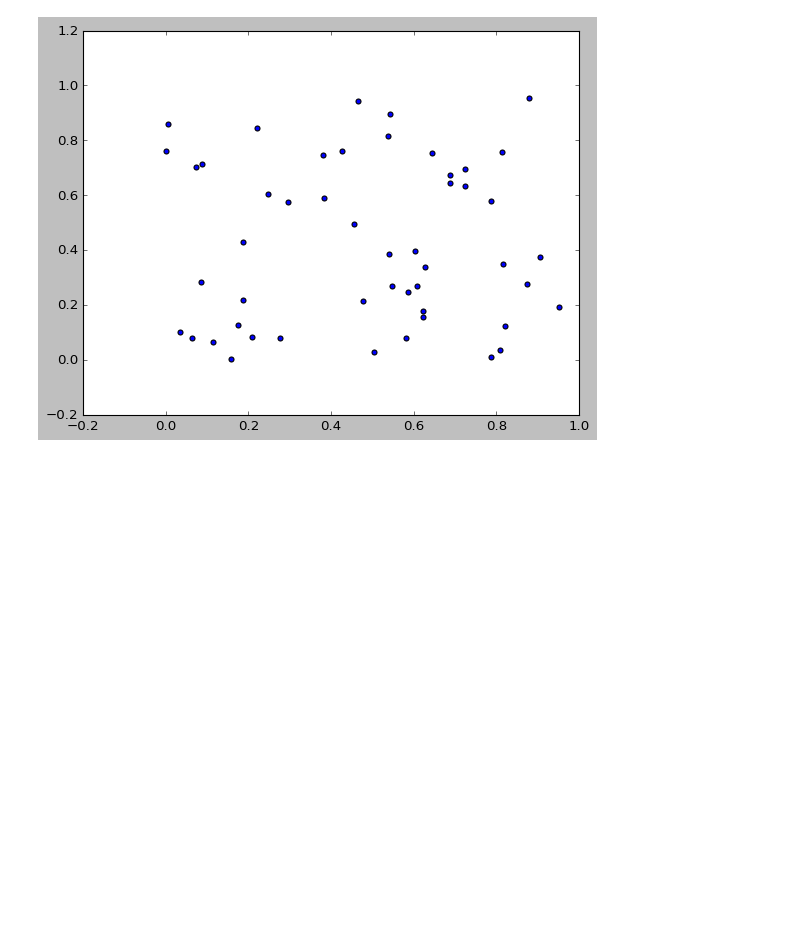
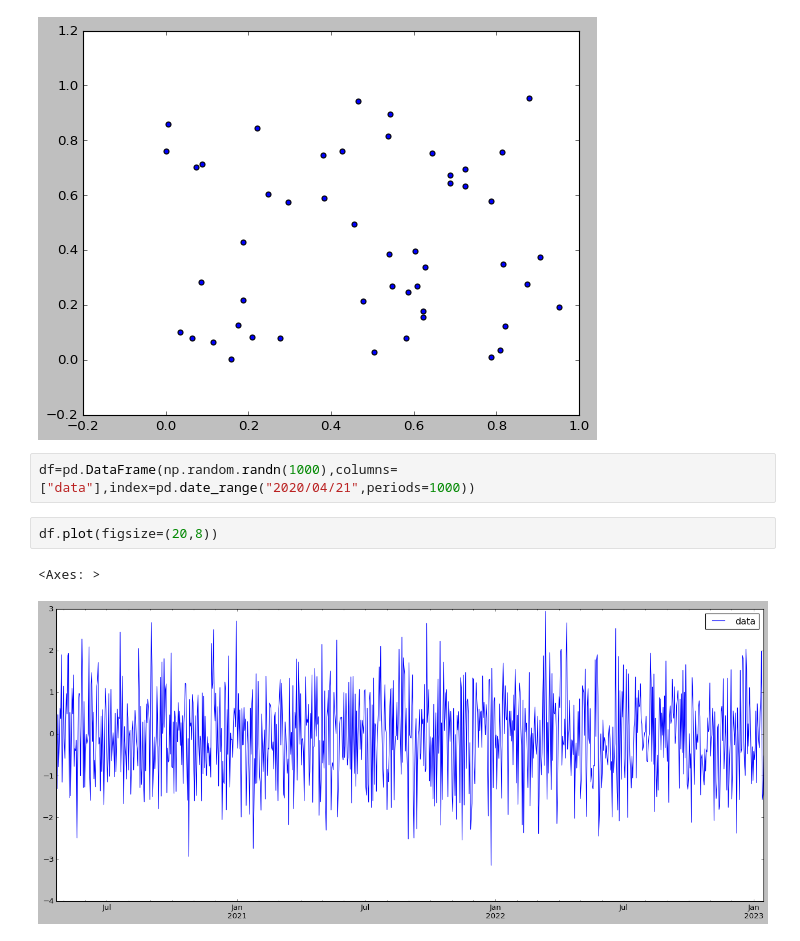
Before and after one commit to omkarpattnaik8080/Matplotlib01, a Jupyter notebook: MatplotlibComplete.ipynb, the cells around one changed output. Saved outputs shown, nothing was run; the diff lists cells and outputs as text; blank space fills up the shorter version.

```diff
--- a/MatplotlibComplete.ipynb
+++ b/MatplotlibComplete.ipynb
@@ -43,3 +44,10 @@ plt.scatter(x,y)
 # %% [output]
 <matplotlib.collections.PathCollection at 0x...>
 [figure]
+# %%
+df=pd.DataFrame(np.random.randn(1000),columns=["data"],index=pd.date_range("2020/04/21",periods=1000))
+# %%
+df.plot(figsize=(20,8))
+# %% [output]
+<Axes: >
+[figure, added]
```
Also changed, not shown: parts of 1 cell of this notebook.
